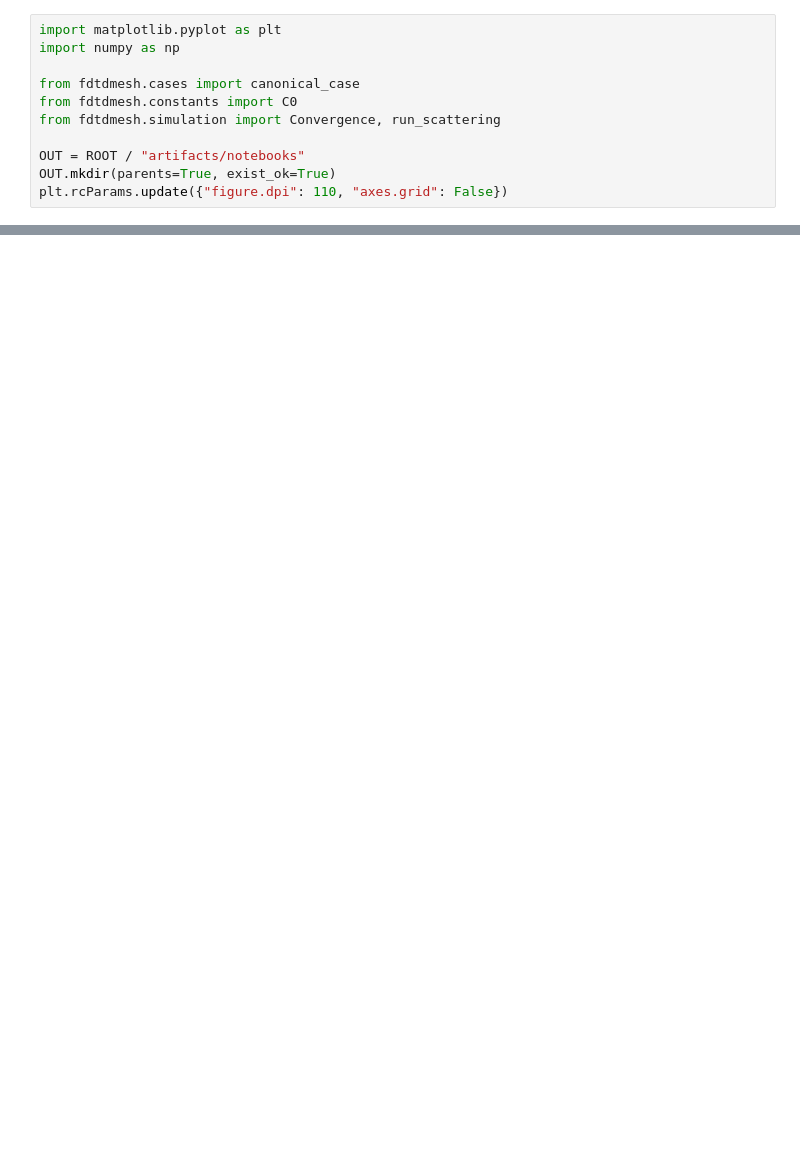
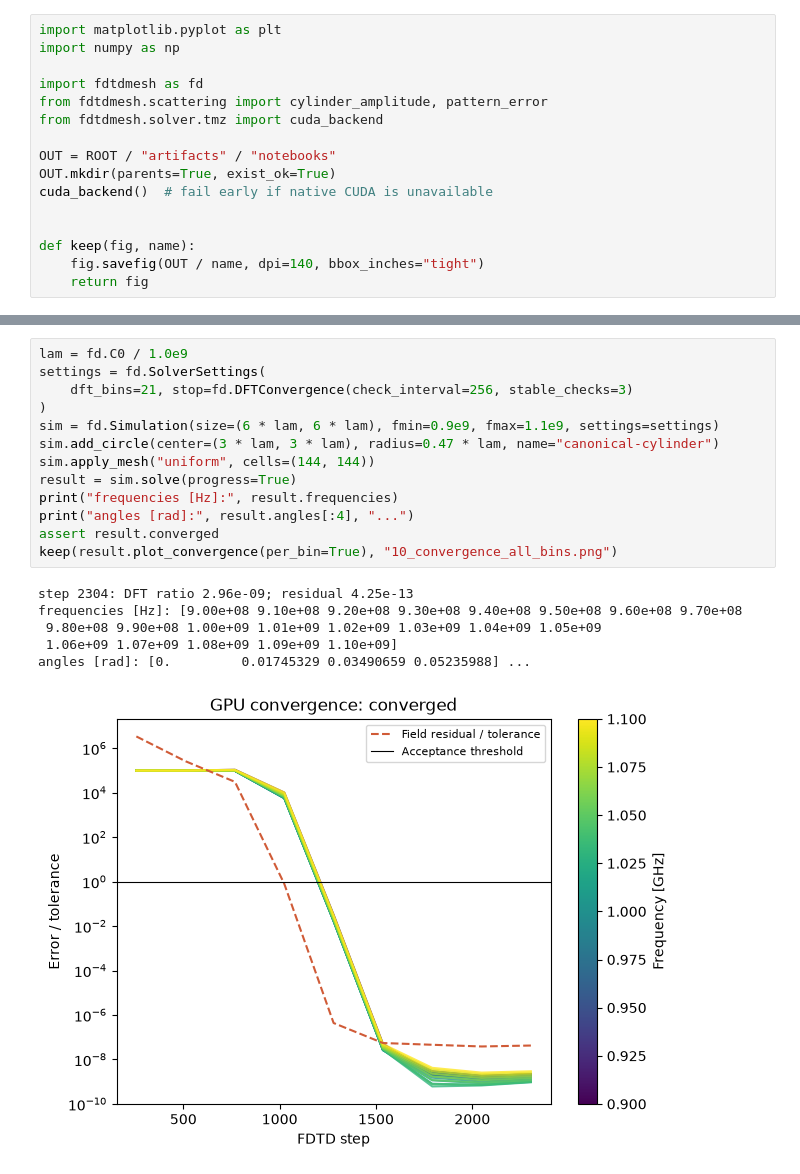
Before and after one commit to SolverNotConverging/FDTD_ML, a Jupyter notebook: notebooks/02_gpu_scattering_and_far_field.ipynb, the cells around one changed output, grey strips where cells are left out. Saved outputs shown, nothing was run; the diff lists cells and outputs as text; blank space fills up the shorter version.

```diff
--- a/notebooks/02_gpu_scattering_and_far_field.ipynb
+++ b/notebooks/02_gpu_scattering_and_far_field.ipynb
@@ -16,10 +13,15 @@ sys.path.insert(0, str(ROOT / "src"))
 import matplotlib.pyplot as plt
 import numpy as np
 
-from fdtdmesh.cases import canonical_case
-from fdtdmesh.constants import C0
-from fdtdmesh.simulation import Convergence, run_scattering
+import fdtdmesh as fd
+from fdtdmesh.scattering import cylinder_amplitude, pattern_error
+from fdtdmesh.solver.tmz import cuda_backend
 
-OUT = ROOT / "artifacts/notebooks"
+OUT = ROOT / "artifacts" / "notebooks"
 OUT.mkdir(parents=True, exist_ok=True)
-plt.rcParams.update({"figure.dpi": 110, "axes.grid": False})
+cuda_backend()  # fail early if native CUDA is unavailable
+
+
+def keep(fig, name):
+    fig.savefig(OUT / name, dpi=140, bbox_inches="tight")
+    return fig
@@ -200,0 +32,20 @@ Repeat at finer spatial resolution and check contour/PML sensitivity before gene
+# %%
+lam = fd.C0 / 1.0e9
+settings = fd.SolverSettings(
+    dft_bins=21, stop=fd.DFTConvergence(check_interval=256, stable_checks=3)
+)
+sim = fd.Simulation(size=(6 * lam, 6 * lam), fmin=0.9e9, fmax=1.1e9, settings=settings)
+sim.add_circle(center=(3 * lam, 3 * lam), radius=0.47 * lam, name="canonical-cylinder")
+sim.apply_mesh("uniform", cells=(144, 144))
+result = sim.solve(progress=True)
+print("frequencies [Hz]:", result.frequencies)
+print("angles [rad]:", result.angles[:4], "...")
+assert result.converged
+keep(result.plot_convergence(per_bin=True), "10_convergence_all_bins.png")
+# %% [output]
+step 2304: DFT ratio 2.96e-09; residual 4.25e-13
+frequencies [Hz]: [9.00e+08 9.10e+08 9.20e+08 9.30e+08 9.40e+08 9.50e+08 9.60e+08 9.70e+08
+ 9.80e+08 9.90e+08 1.00e+09 1.01e+09 1.02e+09 1.03e+09 1.04e+09 1.05e+09
+ 1.06e+09 1.07e+09 1.08e+09 1.09e+09 1.10e+09]
+angles [rad]: [0.         0.01745329 0.03490659 0.05235988] ...
+[figure, added]
```
Also changed, not shown: parts of 26 cells of this notebook, 23 other files.
